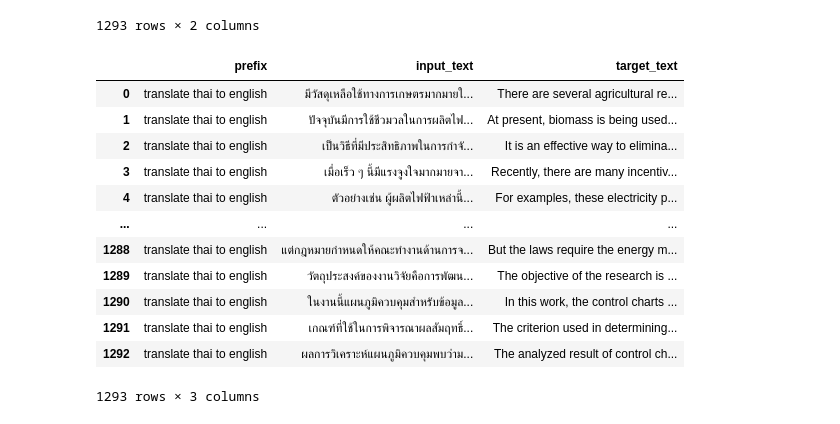
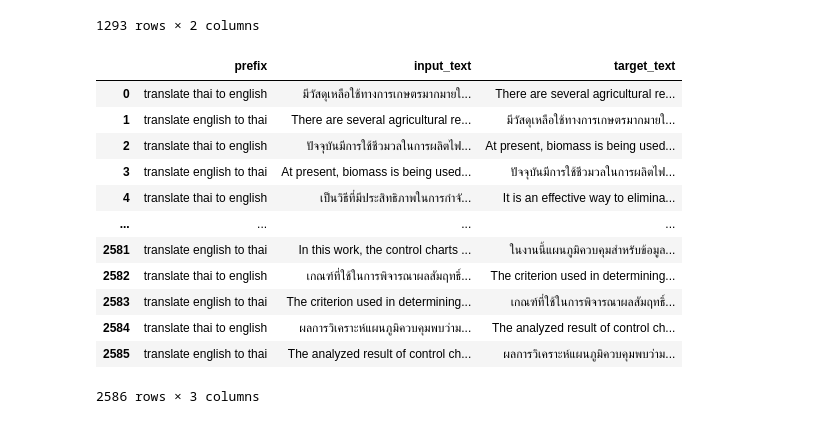
Before and after one commit to defyMiy/NMT-Project, a Jupyter notebook: mt5_1300ds.ipynb, the cells around one changed output. Saved outputs shown, nothing was run; the diff lists cells and outputs as text; code cells hidden in the pictures.

```diff
--- a/mt5_1300ds.ipynb
+++ b/mt5_1300ds.ipynb
@@ -71,27 +71,29 @@ data
 # %%
 import csv
 
 with open('/content/dataset.csv', 'w') as csv_file:
   writer = csv.writer(csv_file)
   writer.writerow(['prefix', 'input_text', 'target_text'])
   for i in range(len(data)):
     writer.writerow(['translate thai to english', data['Thai'][i], data['English'][i]])
+    writer.writerow(['translate english to thai', data['English'][i], data['Thai'][i]])
+
 
 pd.read_csv('/content/dataset.csv')
 # %% [output]
 |  | prefix | input_text | target_text |
 | 0 | translate thai to english | มีวัสดุเหลือใช้ทางการเกษตรมากมายใ... | There are several agricultural re... |
-| 1 | translate thai to english | ปัจจุบันมีการใช้ชีวมวลในการผลิตไฟ... | At present, biomass is being used... |
-| 2 | translate thai to english | เป็นวิธีที่มีประสิทธิภาพในการกำจั... | It is an effective way to elimina... |
-| 3 | translate thai to english | เมื่อเร็ว ๆ นี้มีแรงจูงใจมากมายจา... | Recently, there are many incentiv... |
-| 4 | translate thai to english | ตัวอย่างเช่น ผู้ผลิตไฟฟ้าเหล่านี้... | For examples, these electricity p... |
+| 1 | translate english to thai | There are several agricultural re... | มีวัสดุเหลือใช้ทางการเกษตรมากมายใ... |
+| 2 | translate thai to english | ปัจจุบันมีการใช้ชีวมวลในการผลิตไฟ... | At present, biomass is being used... |
+| 3 | translate english to thai | At present, biomass is being used... | ปัจจุบันมีการใช้ชีวมวลในการผลิตไฟ... |
+| 4 | translate thai to english | เป็นวิธีที่มีประสิทธิภาพในการกำจั... | It is an effective way to elimina... |
 | ... | ... | ... | ... |
-| 1288 | translate thai to english | แต่กฎหมายกำหนดให้คณะทำงานด้านการจ... | But the laws require the energy m... |
-| 1289 | translate thai to english | วัตถุประสงค์ของงานวิจัยคือการพัฒน... | The objective of the research is ... |
-| 1290 | translate thai to english | ในงานนี้แผนภูมิควบคุมสำหรับข้อมูล... | In this work, the control charts ... |
-| 1291 | translate thai to english | เกณฑ์ที่ใช้ในการพิจารณาผลสัมฤทธิ์... | The criterion used in determining... |
-| 1292 | translate thai to english | ผลการวิเคราะห์แผนภูมิควบคุมพบว่าม... | The analyzed result of control ch... |
+| 2581 | translate english to thai | In this work, the control charts ... | ในงานนี้แผนภูมิควบคุมสำหรับข้อมูล... |
+| 2582 | translate thai to english | เกณฑ์ที่ใช้ในการพิจารณาผลสัมฤทธิ์... | The criterion used in determining... |
+| 2583 | translate english to thai | The criterion used in determining... | เกณฑ์ที่ใช้ในการพิจารณาผลสัมฤทธิ์... |
+| 2584 | translate thai to english | ผลการวิเคราะห์แผนภูมิควบคุมพบว่าม... | The analyzed result of control ch... |
+| 2585 | translate english to thai | The analyzed result of control ch... | ผลการวิเคราะห์แผนภูมิควบคุมพบว่าม... |
-1293 rows × 3 columns
+2586 rows × 3 columns
 # %%
 !rm -rf '/content/train.csv'
 !rm -rf '/content/eval.csv'
```
Also changed, not shown: parts of 14 cells of this notebook.
